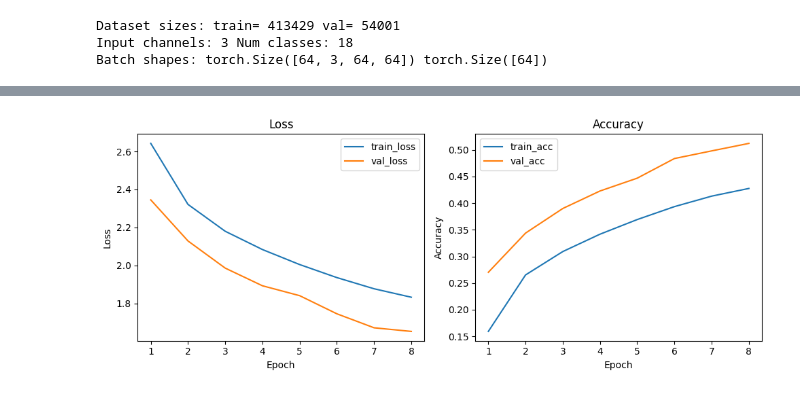
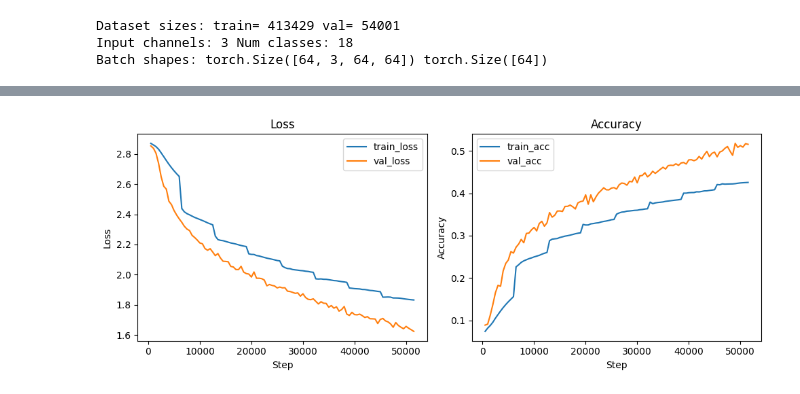
Before and after one commit to quiet98k/hand-gestures-classifier, a Jupyter notebook: training_scripts/train_cnn_baseline.ipynb, the cells around one changed output, grey strips where cells are left out. Cells and saved outputs as stored; diff of their text form; code cells hidden in the pictures.

```diff
--- a/training_scripts/train_cnn_baseline.ipynb
+++ b/training_scripts/train_cnn_baseline.ipynb
@@ -236,27 +281,27 @@ Sample labels: [0, 0, 0, 0, 0, 0, 0, 0, 0, 0]
 # %%
 # Plot training/validation history for the best config
 import matplotlib.pyplot as plt
 hist = best.get('history')
-if hist is None:
+if hist is None or not hist.get('step'):
     print('No history available for best config')
 else:
-    epochs = list(range(1, len(hist['train_loss']) + 1))
-    plt.figure(figsize=(10,4))
-    plt.subplot(1,2,1)
-    plt.plot(epochs, hist['train_loss'], label='train_loss')
-    plt.plot(epochs, hist['val_loss'], label='val_loss')
-    plt.xlabel('Epoch')
+    steps = hist['step']
+    plt.figure(figsize=(10, 4))
+    plt.subplot(1, 2, 1)
+    plt.plot(steps, hist['train_loss'], label='train_loss')
+    plt.plot(steps, hist['val_loss'], label='val_loss')
+    plt.xlabel('Step')
     plt.ylabel('Loss')
     plt.title('Loss')
     plt.legend()
-    plt.subplot(1,2,2)
-    plt.plot(epochs, hist['train_acc'], label='train_acc')
-    plt.plot(epochs, hist['val_acc'], label='val_acc')
-    plt.xlabel('Epoch')
+    plt.subplot(1, 2, 2)
+    plt.plot(steps, hist['train_acc'], label='train_acc')
+    plt.plot(steps, hist['val_acc'], label='val_acc')
+    plt.xlabel('Step')
     plt.ylabel('Accuracy')
     plt.title('Accuracy')
     plt.legend()
     plt.tight_layout()
     plt.show()
 # %% [output]
-[figure, old version]
+[figure, new version]
```
Also changed, not shown: parts of 2 cells of this notebook, 5 other files.
